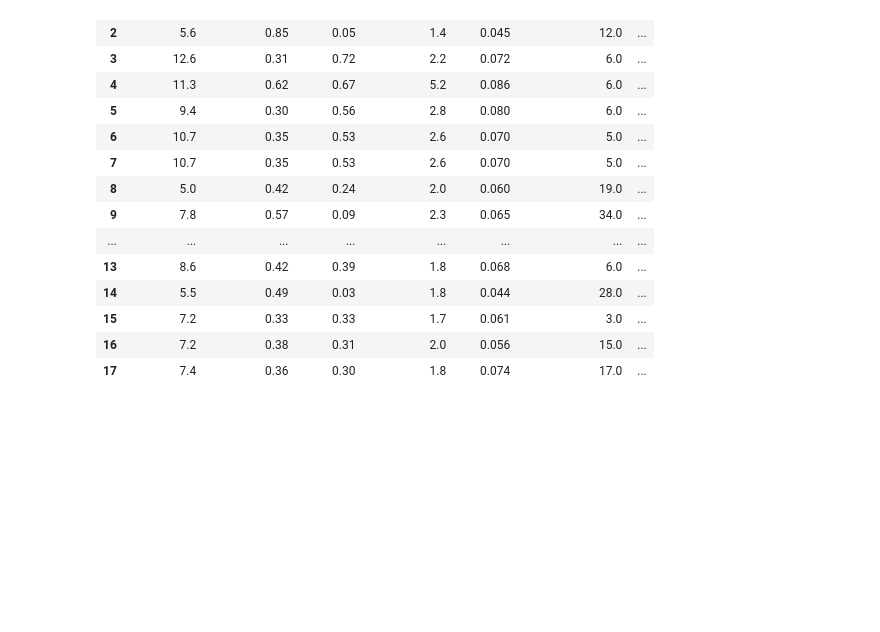
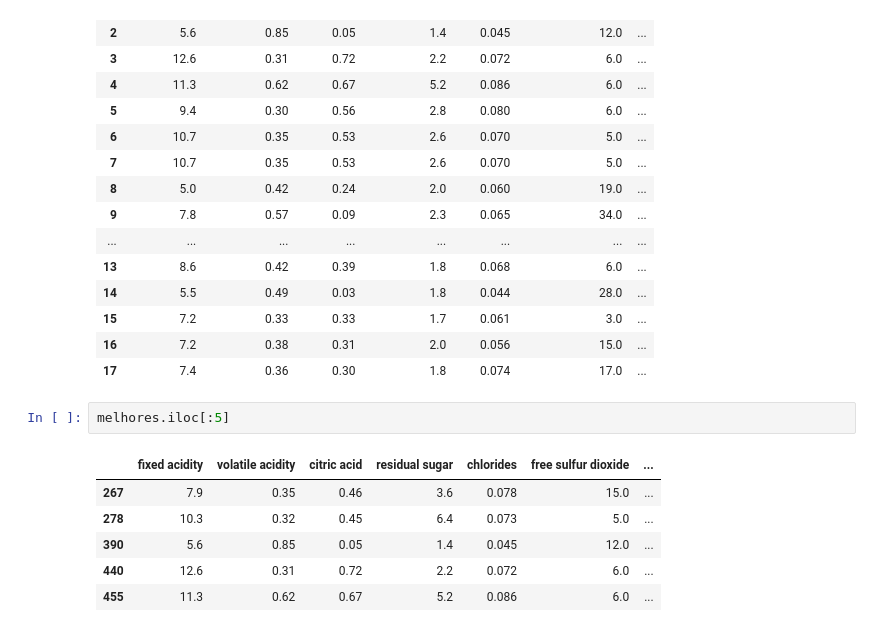
Before and after one commit to thallysonjsa/jupyter-git-training, a Jupyter notebook: notebooks/Pandas.ipynb, the cells around one changed output. Drawn from its saved outputs; the diff is of its cells as text; blank space fills up the shorter version.

```diff
--- a/notebooks/Pandas.ipynb
+++ b/notebooks/Pandas.ipynb
@@ -33,3 +33,12 @@ melhores.reset_index(drop=True)
 | 15 | 7.2 | 0.33 | 0.33 | 1.7 | 0.061 | 3.0 | ... |
 | 16 | 7.2 | 0.38 | 0.31 | 2.0 | 0.056 | 15.0 | ... |
 | 17 | 7.4 | 0.36 | 0.30 | 1.8 | 0.074 | 17.0 | ... |
+# %%
+melhores.iloc[:5]
+# %% [output]
+|  | fixed acidity | volatile acidity | citric acid | residual sugar | chlorides | free sulfur dioxide | ... |
+| 267 | 7.9 | 0.35 | 0.46 | 3.6 | 0.078 | 15.0 | ... |
+| 278 | 10.3 | 0.32 | 0.45 | 6.4 | 0.073 | 5.0 | ... |
+| 390 | 5.6 | 0.85 | 0.05 | 1.4 | 0.045 | 12.0 | ... |
+| 440 | 12.6 | 0.31 | 0.72 | 2.2 | 0.072 | 6.0 | ... |
+| 455 | 11.3 | 0.62 | 0.67 | 5.2 | 0.086 | 6.0 | ... |
```
Also changed, not shown: parts of 1 cell of this notebook, 2 other files.
